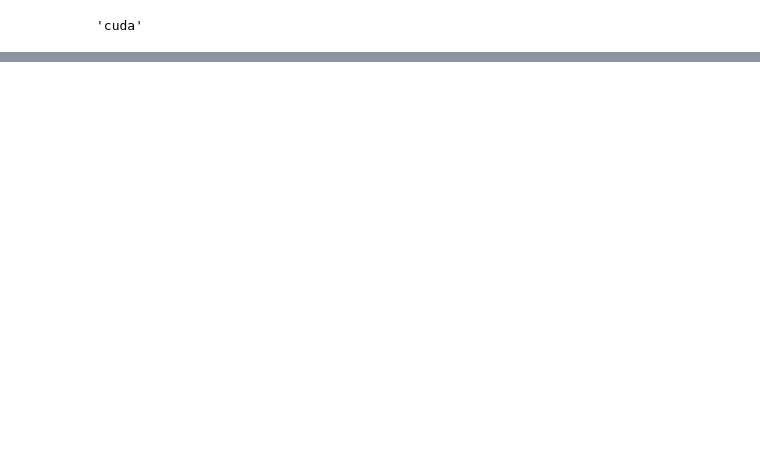
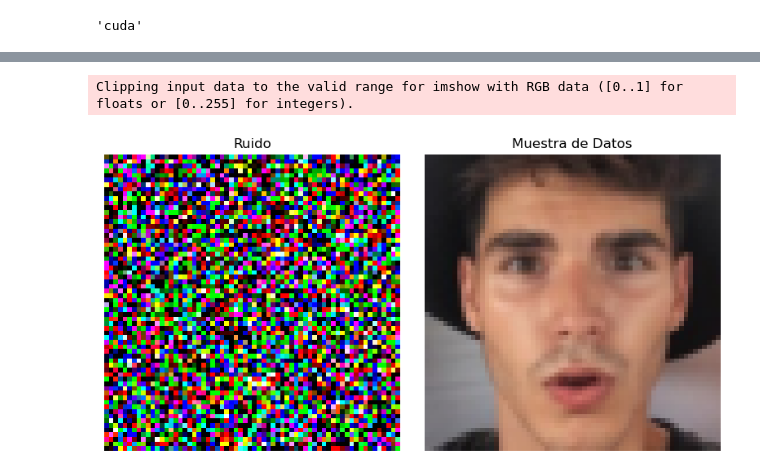
Before and after one commit to marcanii/SIS421---2-23, a Jupyter notebook: Practices/Diffusion Models/01_diffusion_model.ipynb, the cells around one changed output, grey strips where cells are left out. Drawn from its saved outputs; the diff is of its cells as text; code cells hidden in the pictures; blank space fills up the shorter version.

```diff
--- a/Practices/Diffusion Models/01_diffusion_model.ipynb
+++ b/Practices/Diffusion Models/01_diffusion_model.ipynb
@@ -45,12 +64,24 @@ plt.show()
 # %%
-fig = plt.figure()
+# Crea una figura con dos subfiguras
+fig = plt.figure(figsize=(8, 4))
+
+# Subfigura 1: Ruido
 ax = plt.subplot(1, 2, 1)
-noise = torch.randn(28, 28, 3) # ruido
-ax.imshow(noise, cmap='gray')
+noise = torch.randn(64, 64, 3)  # Cambia las dimensiones del ruido para que coincidan con el tamaño de tus imágenes
+ax.imshow(noise)
 ax.axis('off')
+ax.set_title("Ruido")
+
+# Subfigura 2: Muestra de tus datos
 ax = plt.subplot(1, 2, 2)
-sample = torch.from_numpy(X[0])
-ax.imshow(sample, cmap='gray')
+sample = X[0].permute(1, 2, 0).numpy()  # Ajusta el formato de la muestra para mostrarlo correctamente
+sample = (sample + 1) / 2.0  # Invierte la transformación para llevar al rango [0, 1]
+ax.imshow(sample)
 ax.axis('off')
+ax.set_title("Muestra de Datos")
+
 plt.tight_layout()
 plt.show()
+# %% [output]
+Clipping input data to the valid range for imshow with RGB data ([0..1] for floats or [0..255] for integers).
+[figure, added]
```
Also changed, not shown: parts of 25 cells of this notebook, 2 other files.
